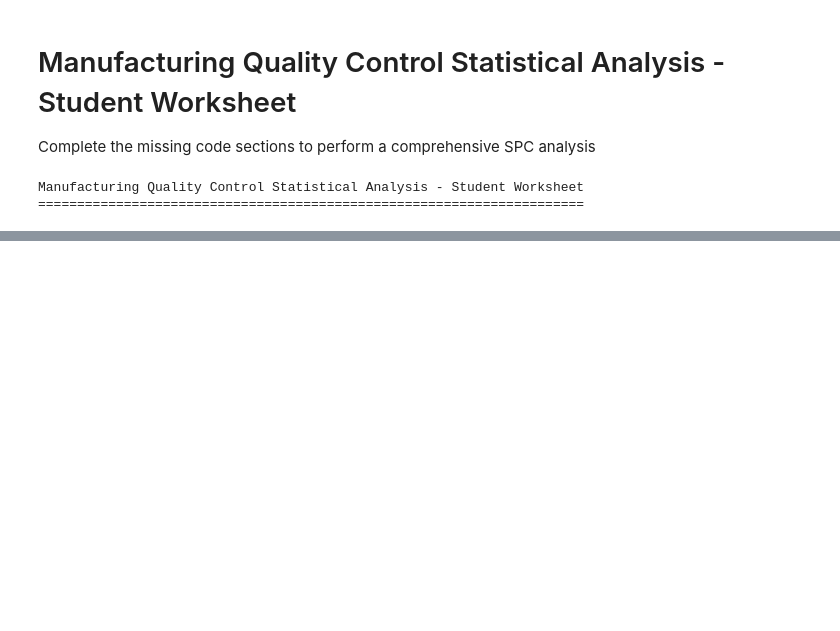
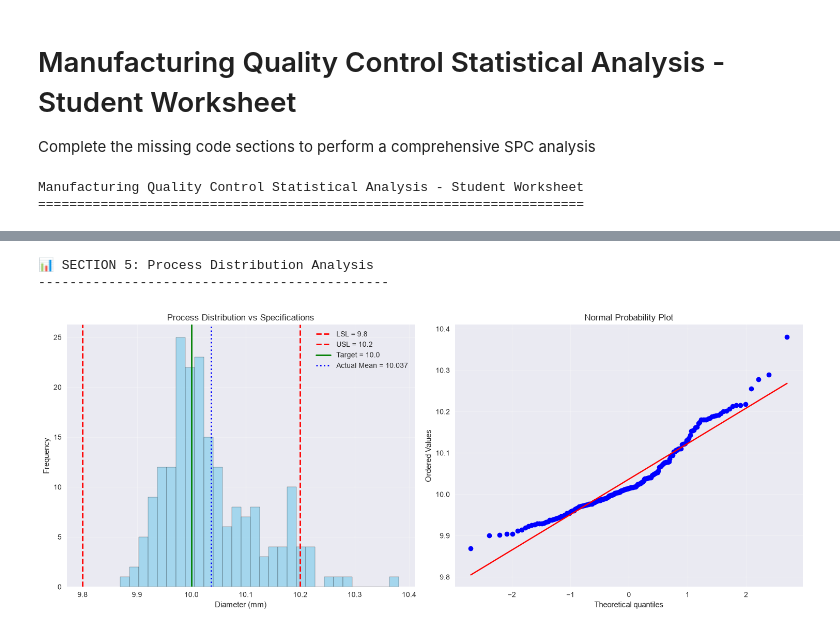
Before and after one commit to mirandaurban/tc3009c, a Jupyter notebook: Machine Learning/Tareas/01-Introduccion-ML/Worksheet_Quality_Control_Analysis.ipynb, the cells around one changed output, grey strips where cells are left out. Cells and saved outputs as stored; diff of their text form; code cells hidden in the pictures; blank space fills up the shorter version.

```diff
--- a/Machine Learning/Tareas/01-Introduccion-ML/Worksheet_Quality_Control_Analysis.ipynb
+++ b/Machine Learning/Tareas/01-Introduccion-ML/Worksheet_Quality_Control_Analysis.ipynb
@@ -29,29 +29,30 @@ Manufacturing Quality Control Statistical Analysis - Student Worksheet
 print("\n📊 SECTION 1: Data Generation and Exploration")
 print("-" * 50)
 
-# TODO 1.1: Set random seed for reproducibility
+# TO-DO 1.1: Set random seed for reproducibility
 # HINT: Use np.random.seed() with seed value 42
-np.random.seed(_____)
+np.random.seed(42)
 
 # Process parameters for shaft diameter manufacturing
+# Shaft diameter manufacturing involves sizing, turning, and finishing cylindrical metal bars to precise dimensional tolerances
 target_diameter = 10.0  # mm - target dimension
 process_std = 0.05     # mm - process standard deviation
 n_samples = 200        # number of measurements
+n_samples_out_of_control = 50
 
-# TODO 1.2: Generate baseline process data (in-control condition)
-# HINT: Use np.random.normal() with target_diameter, process_std, and n_samples
-baseline_measurements = np.random.normal(_____, _____, _____)
+# TO-DO 1.2: Generate baseline process data (in-control condition)
+baseline_measurements = np.random.normal(target_diameter, process_std, n_samples)
 
 # Simulate process problems starting at sample 150
 drift_start = 150
 
-# TODO 1.3: Generate drift measurements (out-of-control condition)
+# TO-DO 1.3: Generate drift measurements (out-of-control condition)
 # HINT: Use target_diameter + 0.15 for mean and process_std * 1.2 for std, 50 samples
-drift_measurements = np.random.normal(_____ + _____, _____ * _____, _____)
+drift_measurements = np.random.normal(target_diameter + 0.15, process_std * 1.2, n_samples_out_of_control)
 
-# TODO 1.4: Combine the baseline and drift data
+# TO-DO 1.4: Combine the baseline and drift data
 # HINT: Use np.concatenate() to join baseline_measurements[:drift_start] and drift_measurements
-all_measurements = np.concatenate([_____[_____], _____])
+all_measurements = np.concatenate([baseline_measurements[:drift_start], drift_measurements])
 
 sample_numbers = np.arange(1, len(all_measurements) + 1)
 
@@ -69,4 +70,4 @@ print(df.head(10))
 # TODO 1.5: Print basic statistics for the diameter measurements
 # HINT: Use .describe() method on the Diameter_mm column
 print(f"\nBasic statistics:")
-print(df['_____']._____())
+print(df['Diameter_mm'].describe())
@@ -231,37 +275,41 @@ print(f"Ppk = {Ppk:.3f}  (Overall Performance Index)")
 # ============================================================================
 # SECTION 5: HISTOGRAM AND DISTRIBUTION ANALYSIS
 # ============================================================================
 
 print("\n📊 SECTION 5: Process Distribution Analysis")
 print("-" * 45)
 
 fig, (ax1, ax2) = plt.subplots(1, 2, figsize=(15, 6))
 
-# TODO 5.1: Create histogram of diameter measurements
+# TO-DO 5.1: Create histogram of diameter measurements
 # HINT: Use ax1.hist() with appropriate parameters
-ax1._____(df['Diameter_mm'], bins=30, alpha=0.7, color='skyblue', edgecolor='black')
+ax1.hist(df['Diameter_mm'], bins=30, alpha=0.7, color='skyblue', edgecolor='black')
 
 # TODO 5.2: Add specification limit lines to histogram
 # HINT: Use ax1.axvline() for LSL, USL, nominal, and actual mean
-ax1.axvline(x=_____, color='red', linestyle='--', linewidth=2, label=f'LSL = {LSL}')
-ax1.axvline(x=_____, color='red', linestyle='--', linewidth=2, label=f'USL = {USL}')
+ax1.axvline(x=LSL, color='red', linestyle='--', linewidth=2, label=f'LSL = {LSL}')
+ax1.axvline(x=USL, color='red', linestyle='--', linewidth=2, label=f'USL = {USL}')
 ax1.axvline(x=nominal, color='green', linestyle='-', linewidth=2, label=f'Target = {nominal}')
 ax1.axvline(x=np.mean(df['Diameter_mm']), color='blue', linestyle=':', linewidth=2,
            label=f'Actual Mean = {np.mean(df["Diameter_mm"]):.3f}')
 
 ax1.set_xlabel('Diameter (mm)')
 ax1.set_ylabel('Frequency')
 ax1.set_title('Process Distribution vs Specifications')
 ax1.legend()
 ax1.grid(True, alpha=0.3)
 
 # Normal probability plot
 stats.probplot(df['Diameter_mm'], dist="norm", plot=ax2)
 ax2.set_title('Normal Probability Plot')
 ax2.grid(True, alpha=0.3)
 
 plt.tight_layout()
 plt.show()
+# %% [output]
+📊 SECTION 5: Process Distribution Analysis
+---------------------------------------------
+[figure, added]
 # %%
 # ============================================================================
 # SECTION 6: DEFECT RATE ANALYSIS
```
Also changed, not shown: parts of 7 cells of this notebook, 2 other files.
